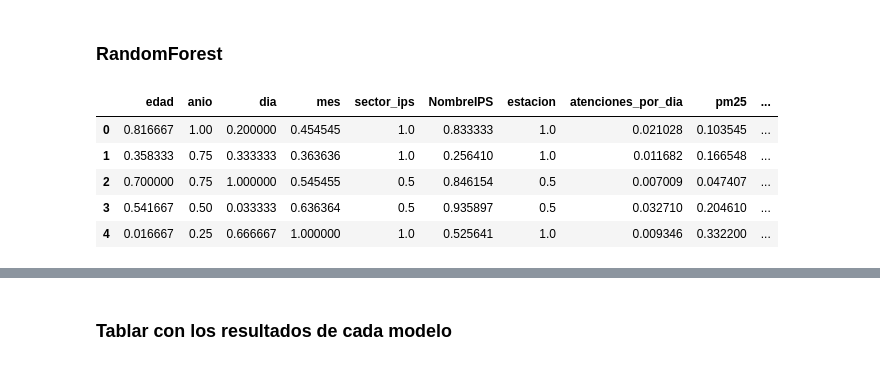
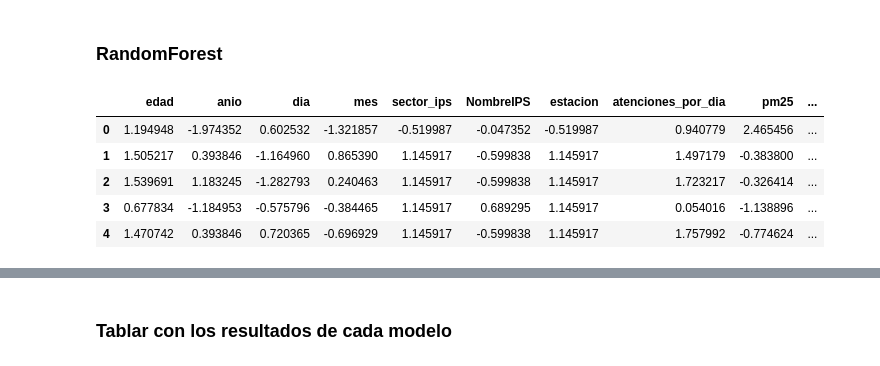
Before and after one commit to kennethLeonel/Atenciones-Medicas, a Jupyter notebook: EvaluacionModelos.ipynb, the cells around one changed output, grey strips where cells are left out. Cells and saved outputs as stored; diff of their text form; code cells hidden in the pictures.

```diff
--- a/EvaluacionModelos.ipynb
+++ b/EvaluacionModelos.ipynb
@@ -340,15 +359,15 @@ R-squared (R2) en entrenamiento: 0.9952298978586172
 # %% [markdown]
 ### RandomForest
 # %%
-dataset =  pd.read_csv('data/analytics/datasetEstudio-2020-2024MuestraEscalados.csv')
+dataset =  pd.read_csv('data/analytics/datasetEstudio-2020-2024Escalados.csv')
 dataset.head()
 # %% [output]
 |  | edad | anio | dia | mes | sector_ips | NombreIPS | estacion | atenciones_por_dia | pm25 | ... |
-| 0 | 0.816667 | 1.00 | 0.200000 | 0.454545 | 1.0 | 0.833333 | 1.0 | 0.021028 | 0.103545 | ... |
-| 1 | 0.358333 | 0.75 | 0.333333 | 0.363636 | 1.0 | 0.256410 | 1.0 | 0.011682 | 0.166548 | ... |
-| 2 | 0.700000 | 0.75 | 1.000000 | 0.545455 | 0.5 | 0.846154 | 0.5 | 0.007009 | 0.047407 | ... |
-| 3 | 0.541667 | 0.50 | 0.033333 | 0.636364 | 0.5 | 0.935897 | 0.5 | 0.032710 | 0.204610 | ... |
-| 4 | 0.016667 | 0.25 | 0.666667 | 1.000000 | 1.0 | 0.525641 | 1.0 | 0.009346 | 0.332200 | ... |
+| 0 | 1.194948 | -1.974352 | 0.602532 | -1.321857 | -0.519987 | -0.047352 | -0.519987 | 0.940779 | 2.465456 | ... |
+| 1 | 1.505217 | 0.393846 | -1.164960 | 0.865390 | 1.145917 | -0.599838 | 1.145917 | 1.497179 | -0.383800 | ... |
+| 2 | 1.539691 | 1.183245 | -1.282793 | 0.240463 | 1.145917 | -0.599838 | 1.145917 | 1.723217 | -0.326414 | ... |
+| 3 | 0.677834 | -1.184953 | -0.575796 | -0.384465 | 1.145917 | 0.689295 | 1.145917 | 0.054016 | -1.138896 | ... |
+| 4 | 1.470742 | 0.393846 | 0.720365 | -0.696929 | 1.145917 | -0.599838 | 1.145917 | 1.757992 | -0.774624 | ... |
 # %%
 X = dataset.drop('atenciones_por_dia', axis=1)
 y = dataset['atenciones_por_dia']
```
Also changed, not shown: parts of 37 cells of this notebook.
